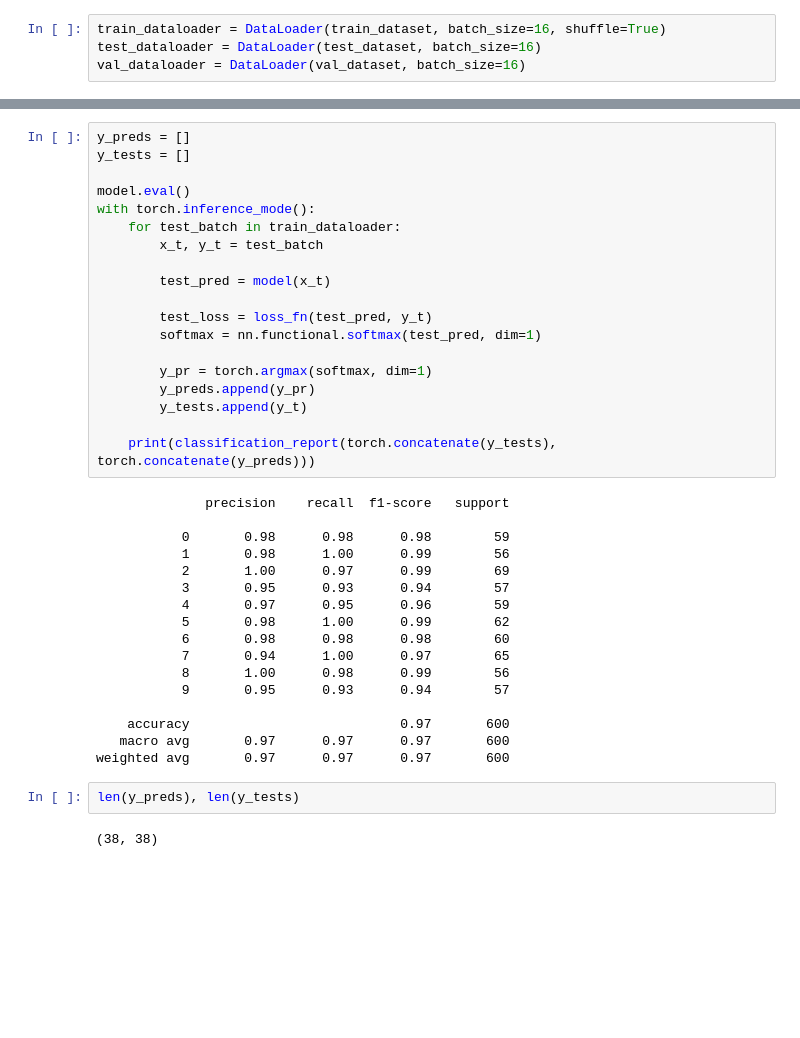
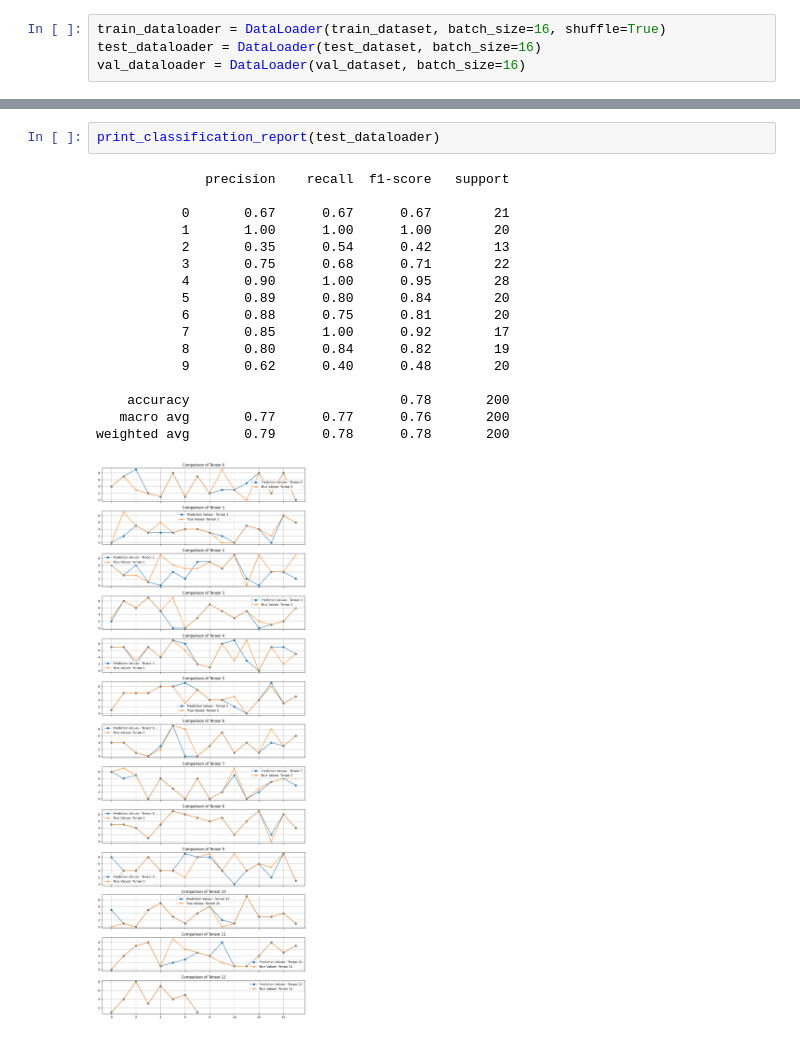
Before and after one commit to NickKirilov/Classically-Punk, a Jupyter notebook: classically_punk.ipynb, the cells around one changed output, grey strips where cells are left out. Drawn from its saved outputs; the diff is of its cells as text; blank space fills up the shorter version.

```diff
--- a/classically_punk.ipynb
+++ b/classically_punk.ipynb
@@ -569,40 +527,20 @@ weighted avg       0.79      0.78      0.78       200
 # %%
-y_preds = []
-y_tests = []
-
-model.eval()
-with torch.inference_mode():
-    for test_batch in train_dataloader:
-        x_t, y_t = test_batch
-
-        test_pred = model(x_t)
-
-        test_loss = loss_fn(test_pred, y_t)
-        softmax = nn.functional.softmax(test_pred, dim=1)
-
-        y_pr = torch.argmax(softmax, dim=1)
-        y_preds.append(y_pr)
-        y_tests.append(y_t)
-
-    print(classification_report(torch.concatenate(y_tests), torch.concatenate(y_preds)))
+print_classification_report(test_dataloader)
 # %% [output]
               precision    recall  f1-score   support
 
-           0       0.98      0.98      0.98        59
-           1       0.98      1.00      0.99        56
-           2       1.00      0.97      0.99        69
-           3       0.95      0.93      0.94        57
-           4       0.97      0.95      0.96        59
-           5       0.98      1.00      0.99        62
-           6       0.98      0.98      0.98        60
-           7       0.94      1.00      0.97        65
-           8       1.00      0.98      0.99        56
-           9       0.95      0.93      0.94        57
+           0       0.67      0.67      0.67        21
+           1       1.00      1.00      1.00        20
+           2       0.35      0.54      0.42        13
+           3       0.75      0.68      0.71        22
+           4       0.90      1.00      0.95        28
+           5       0.89      0.80      0.84        20
+           6       0.88      0.75      0.81        20
+           7       0.85      1.00      0.92        17
+           8       0.80      0.84      0.82        19
+           9       0.62      0.40      0.48        20
 
-    accuracy                           0.97       600
-   macro avg       0.97      0.97      0.97       600
-weighted avg       0.97      0.97      0.97       600
+    accuracy                           0.78       200
+   macro avg       0.77      0.77      0.76       200
+weighted avg       0.79      0.78      0.78       200
+[figure, added]
-# %%
-len(y_preds), len(y_tests)
-# %% [output]
-(38, 38)
```
Also changed, not shown: parts of 18 cells of this notebook.
